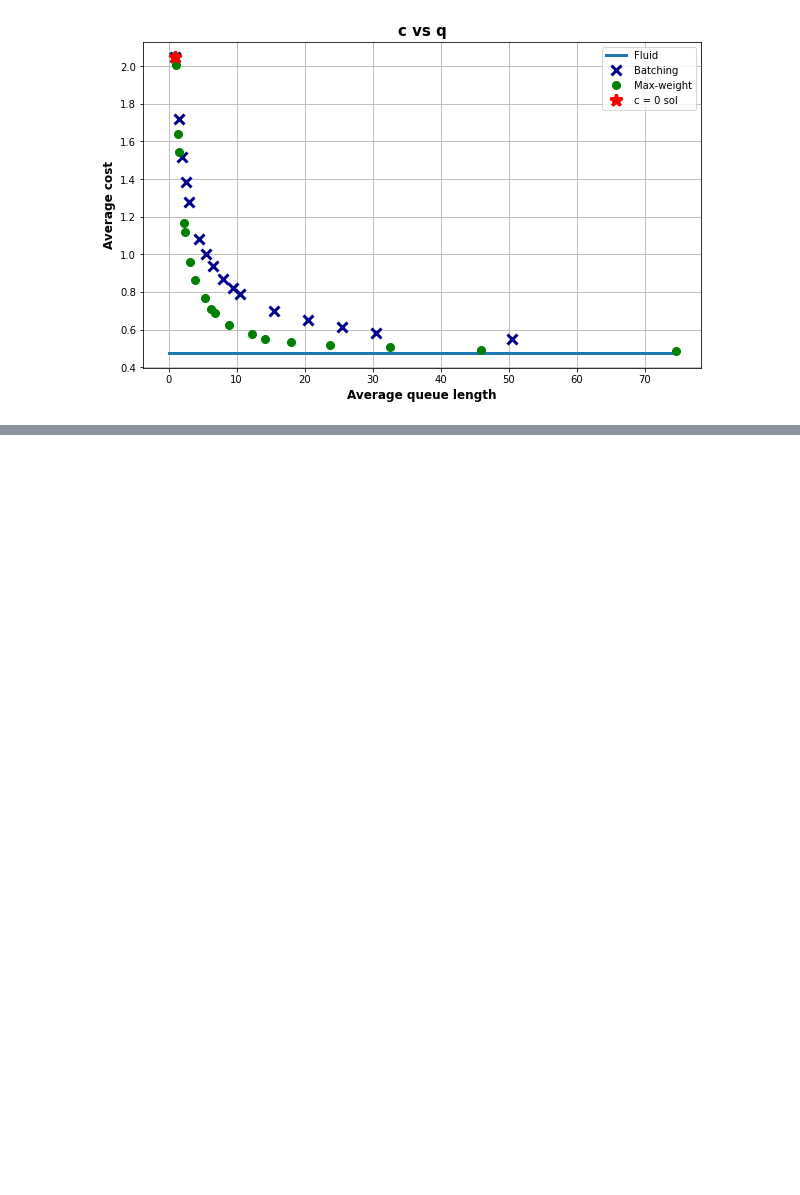
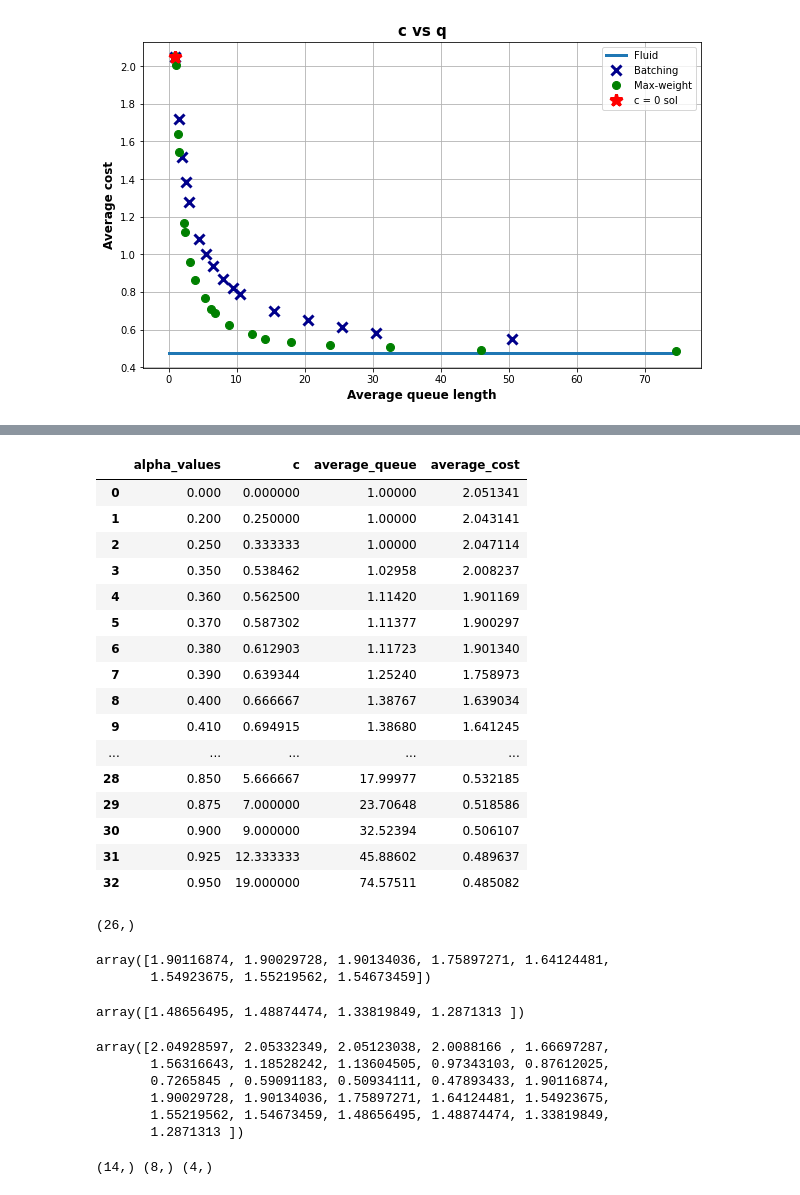
Before and after one commit to mew-two-github/Spatial-Matching-Simulations, a Jupyter notebook: plots.ipynb, the cells around one changed output, grey strips where cells are left out. Cells and saved outputs as stored; diff of their text form; code cells hidden in the pictures; blank space fills up the shorter version.

```diff
--- a/plots.ipynb
+++ b/plots.ipynb
@@ -716,0 +827,7 @@ Coefficient statistics:
+# %%
+import pandas as pd
+alpha_values = alpha_values = np.asarray( [0, 0.2, 0.25, 0.35, 0.4, 0.45, 0.5, 0.55, 0.6, 0.65, 0.675, 0.7, 0.725, 0.75, 0.8, 0.825, 0.85, 0.875,  0.9, 0.925, 0.95, 0.36, 0.37, 0.38,  0.39, 0.41, 0.42, 0.43, 0.44, 0.46, 0.47, 0.48, 0.49] )
+maxweight = pd.DataFrame({'average_queue': avg_queue_M, 'average_cost': list(avg_cost_M)}, columns=['average_queue', 'average_cost'])
+maxweight['alpha_values'] = alpha_values
+maxweight = maxweight[['alpha_values', 'average_queue', 'average_cost']]
+maxweight.head()
@@ -716,0 +841,48 @@ Coefficient statistics:
+# %%
+maxweight['c'] = maxweight['alpha_values']/(1 - maxweight['alpha_values'])
+maxweight = maxweight[['alpha_values', 'c', 'average_queue', 'average_cost']]
+maxweight.sort_values('alpha_values',ignore_index=True)
+# %% [output]
+|  | alpha_values | c | average_queue | average_cost |
+| 0 | 0.000 | 0.000000 | 1.00000 | 2.051341 |
+| 1 | 0.200 | 0.250000 | 1.00000 | 2.043141 |
+| 2 | 0.250 | 0.333333 | 1.00000 | 2.047114 |
+| 3 | 0.350 | 0.538462 | 1.02958 | 2.008237 |
+| 4 | 0.360 | 0.562500 | 1.11420 | 1.901169 |
+| 5 | 0.370 | 0.587302 | 1.11377 | 1.900297 |
+| 6 | 0.380 | 0.612903 | 1.11723 | 1.901340 |
+| 7 | 0.390 | 0.639344 | 1.25240 | 1.758973 |
+| 8 | 0.400 | 0.666667 | 1.38767 | 1.639034 |
+| 9 | 0.410 | 0.694915 | 1.38680 | 1.641245 |
+| ... | ... | ... | ... | ... |
+| 28 | 0.850 | 5.666667 | 17.99977 | 0.532185 |
+| 29 | 0.875 | 7.000000 | 23.70648 | 0.518586 |
+| 30 | 0.900 | 9.000000 | 32.52394 | 0.506107 |
+| 31 | 0.925 | 12.333333 | 45.88602 | 0.489637 |
+| 32 | 0.950 | 19.000000 | 74.57511 | 0.485082 |
+# %%
+avg_cost_M.shape
+# %% [output]
+(26,)
+# %%
+average_cost_M2
+# %% [output]
+array([1.90116874, 1.90029728, 1.90134036, 1.75897271, 1.64124481,
+       1.54923675, 1.55219562, 1.54673459])
+# %%
+average_cost_M3
+# %% [output]
+array([1.48656495, 1.48874474, 1.33819849, 1.2871313 ])
+# %%
+avg_cost_M
+# %% [output]
+array([2.04928597, 2.05332349, 2.05123038, 2.0088166 , 1.66697287,
+       1.56316643, 1.18528242, 1.13604505, 0.97343103, 0.87612025,
+       0.7265845 , 0.59091183, 0.50934111, 0.47893433, 1.90116874,
+       1.90029728, 1.90134036, 1.75897271, 1.64124481, 1.54923675,
+       1.55219562, 1.54673459, 1.48656495, 1.48874474, 1.33819849,
+       1.2871313 ])
+# %%
+print( average_cost_M.shape, average_cost_M2.shape, average_cost_M3.shape)
+# %% [output]
+(14,) (8,) (4,)
```
Also changed, not shown: parts of 10 cells of this notebook, 2 other files.
